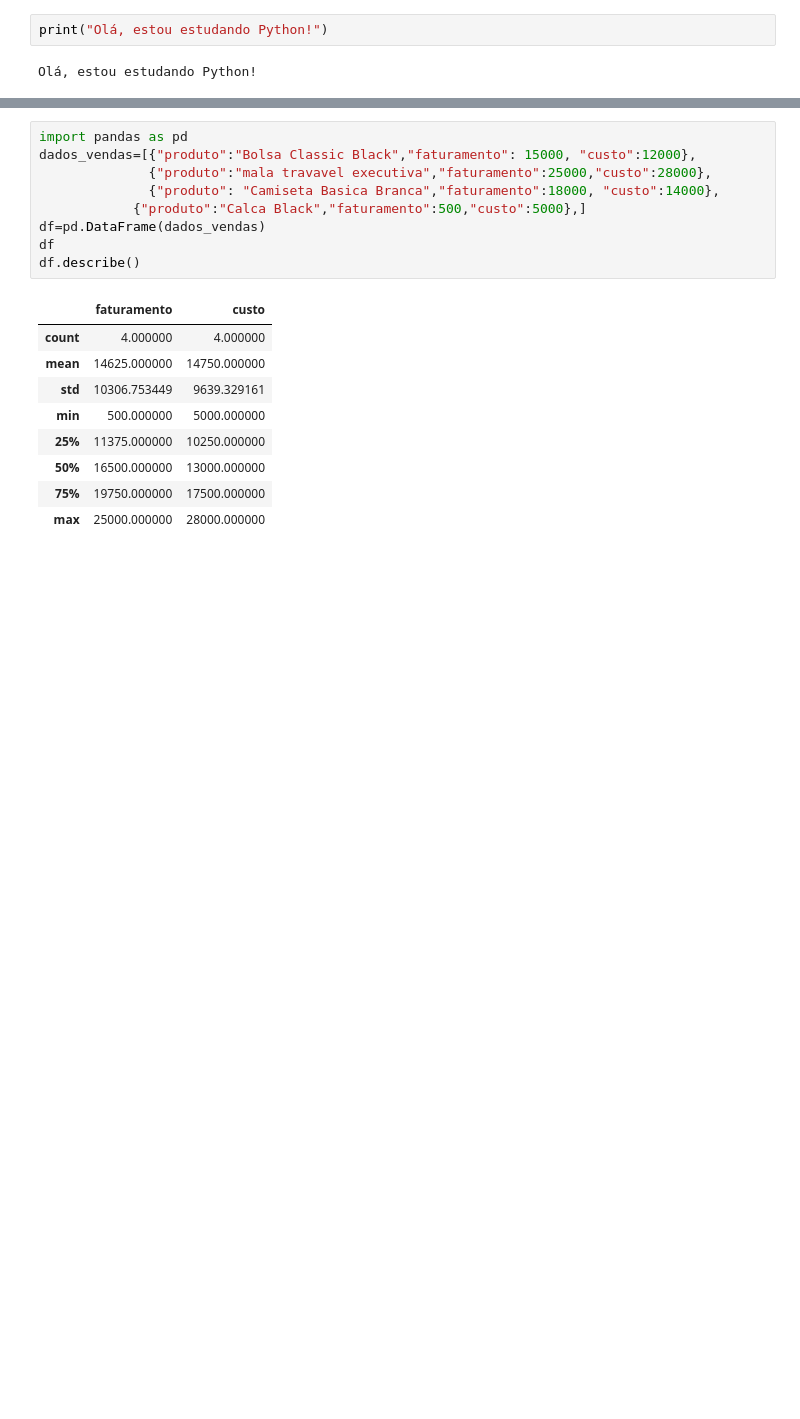
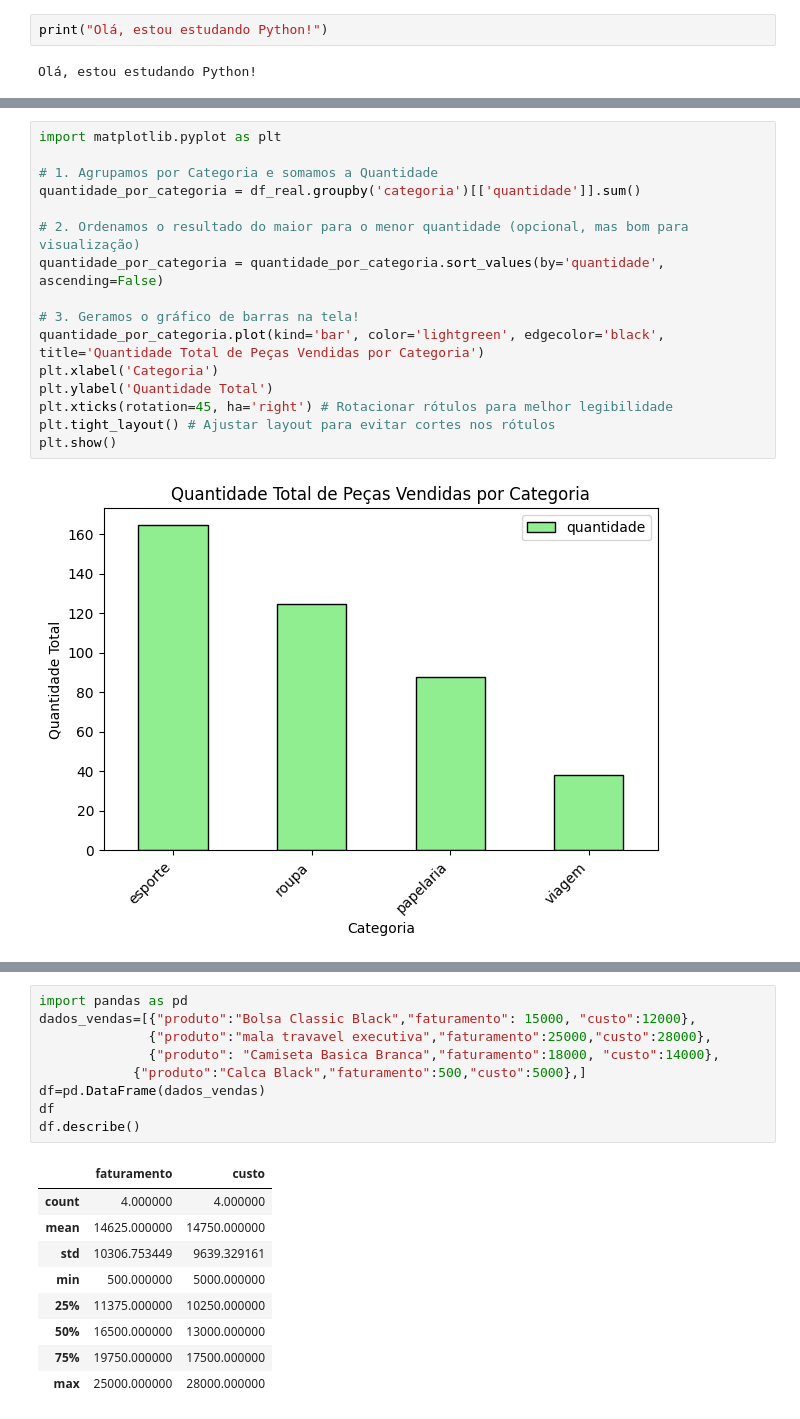
Before and after one commit to custodiopm/Estudo-Python, a Jupyter notebook: getting_started_with_google_colab_ai.ipynb, the cells around one changed output, grey strips where cells are left out. Drawn from its saved outputs; the diff is of its cells as text; blank space fills up the shorter version.

```diff
--- a/getting_started_with_google_colab_ai.ipynb
+++ b/getting_started_with_google_colab_ai.ipynb
@@ -6,0 +47,18 @@ Olá, estou estudando Python!
+# %%
+import matplotlib.pyplot as plt
+
+# 1. Agrupamos por Categoria e somamos a Quantidade
+quantidade_por_categoria = df_real.groupby('categoria')[['quantidade']].sum()
+
+# 2. Ordenamos o resultado do maior para o menor quantidade (opcional, mas bom para visualização)
+quantidade_por_categoria = quantidade_por_categoria.sort_values(by='quantidade', ascending=False)
+
+# 3. Geramos o gráfico de barras na tela!
+quantidade_por_categoria.plot(kind='bar', color='lightgreen', edgecolor='black', title='Quantidade Total de Peças Vendidas por Categoria')
+plt.xlabel('Categoria')
+plt.ylabel('Quantidade Total')
+plt.xticks(rotation=45, ha='right') # Rotacionar rótulos para melhor legibilidade
+plt.tight_layout() # Ajustar layout para evitar cortes nos rótulos
+plt.show()
+# %% [output]
+[figure, added]
```
Also changed, not shown: parts of 6 cells of this notebook.
